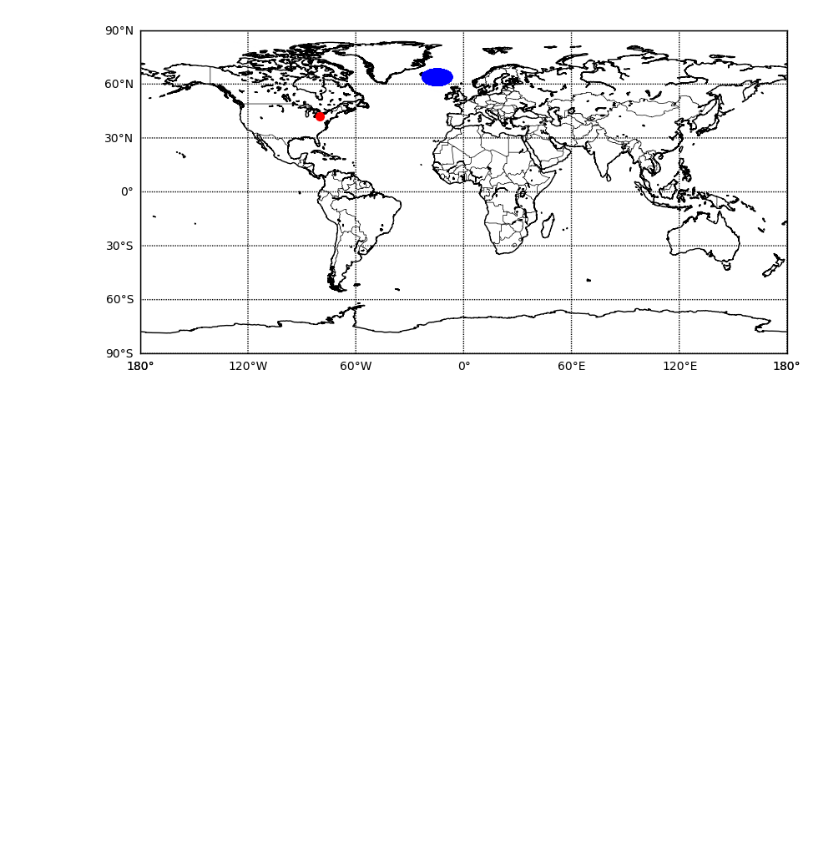
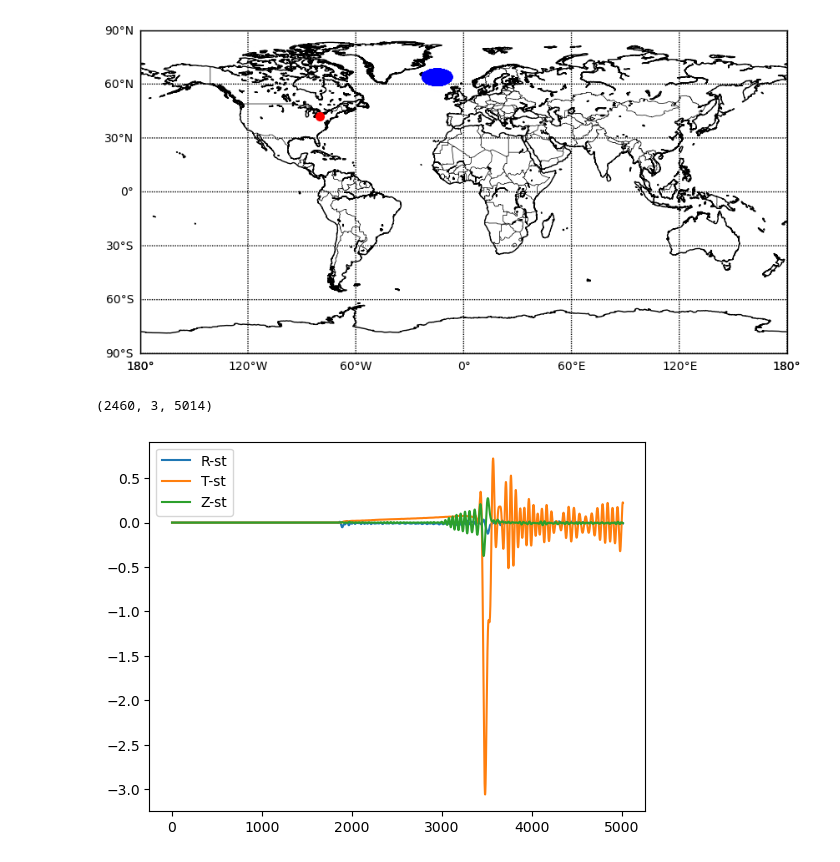
Before and after one commit to kuangdai/hybrid_ulvz_axisem3d, a Jupyter notebook: wave_reciprocal/visualize.ipynb, the cells around one changed output. Cells and saved outputs as stored; diff of their text form; code cells hidden in the pictures; blank space fills up the shorter version.

```diff
--- a/wave_reciprocal/visualize.ipynb
+++ b/wave_reciprocal/visualize.ipynb
@@ -37,3 +38,14 @@ m.scatter(x, y, color='blue', marker='o', s=20, zorder=5)
 plt.show()
 # %% [output]
 [figure]
+# %%
+ds = xr.open_dataset("reciprocal_simulations/US.ERP/output/stations/solid/axisem3d_synthetics.nc.rank0")
+print(ds["data_wave"].shape)
+plt.plot(ds["data_wave"][0, 0, :], label="R-st")
+plt.plot(ds["data_wave"][0, 1, :], label="T-st")
+plt.plot(ds["data_wave"][0, 2, :], label="Z-st")
+plt.legend()
+plt.show()
+# %% [output]
+(2460, 3, 5014)
+[figure, added]
```
Also changed, not shown: parts of 2 cells of this notebook, 3 other files.
